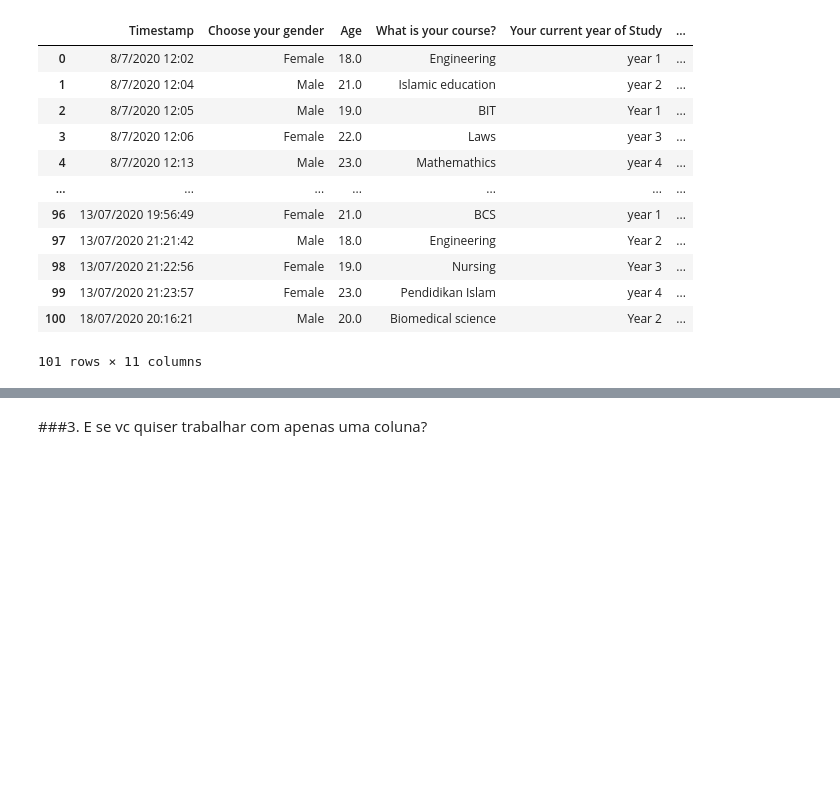
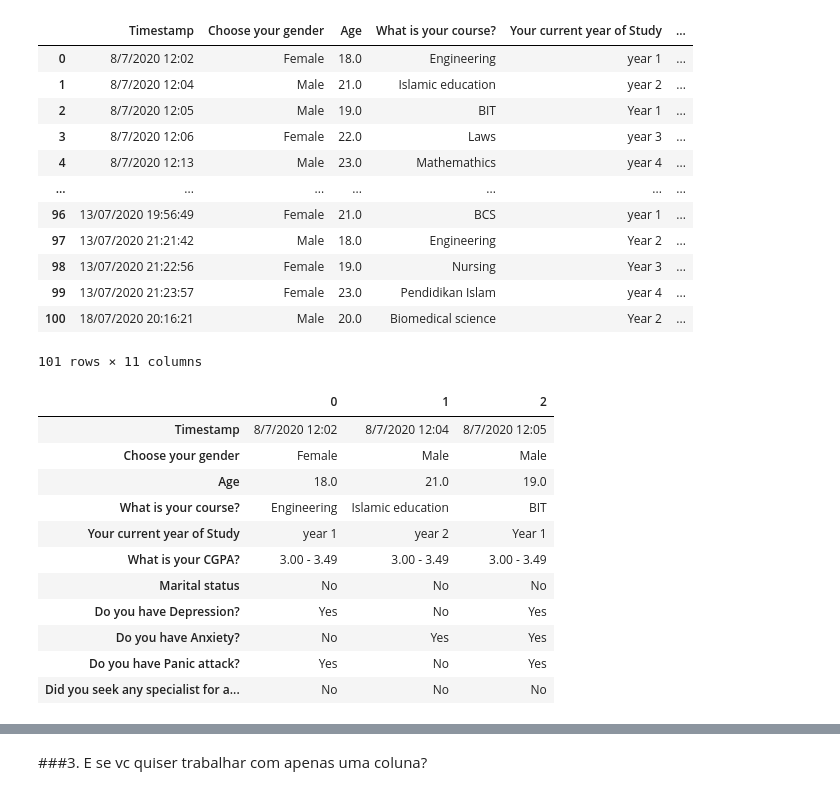
Before and after one commit to eddorileo/mental_health, a Jupyter notebook: mental_health.ipynb, the cells around one changed output, grey strips where cells are left out. Drawn from its saved outputs; the diff is of its cells as text; code cells hidden in the pictures; blank space fills up the shorter version.

```diff
--- a/mental_health.ipynb
+++ b/mental_health.ipynb
@@ -90,3 +88,19 @@ data
 | 99 | 13/07/2020 21:23:57 | Female | 23.0 | Pendidikan Islam | year 4 | ... |
 | 100 | 18/07/2020 20:16:21 | Male | 20.0 | Biomedical science | Year 2 | ... |
 101 rows × 11 columns
+# %%
+#agora com mais gentileza...
+data.head(3).T
+# %% [output]
+|  | 0 | 1 | 2 |
+| Timestamp | 8/7/2020 12:02 | 8/7/2020 12:04 | 8/7/2020 12:05 |
+| Choose your gender | Female | Male | Male |
+| Age | 18.0 | 21.0 | 19.0 |
+| What is your course? | Engineering | Islamic education | BIT |
+| Your current year of Study | year 1 | year 2 | Year 1 |
+| What is your CGPA? | 3.00 - 3.49 | 3.00 - 3.49 | 3.00 - 3.49 |
+| Marital status | No | No | No |
+| Do you have Depression? | Yes | No | Yes |
+| Do you have Anxiety? | No | Yes | Yes |
+| Do you have Panic attack? | Yes | No | Yes |
+| Did you seek any specialist for a... | No | No | No |
```
Also changed, not shown: parts of 19 cells of this notebook.
